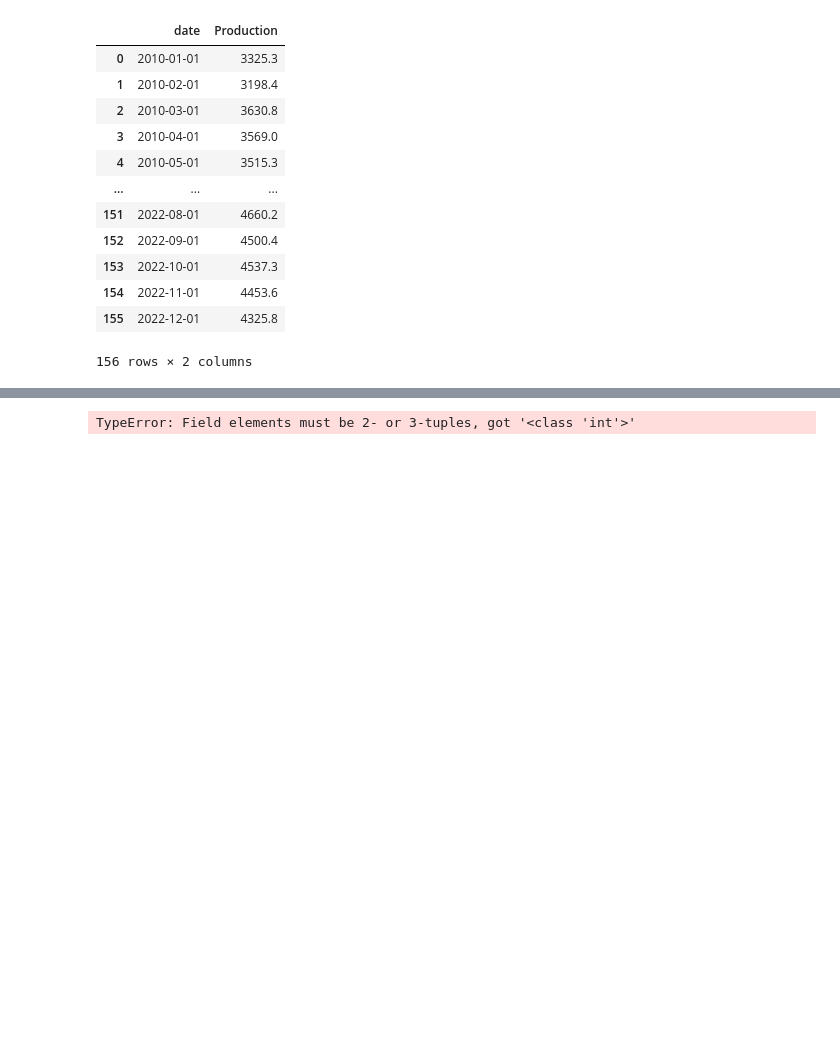
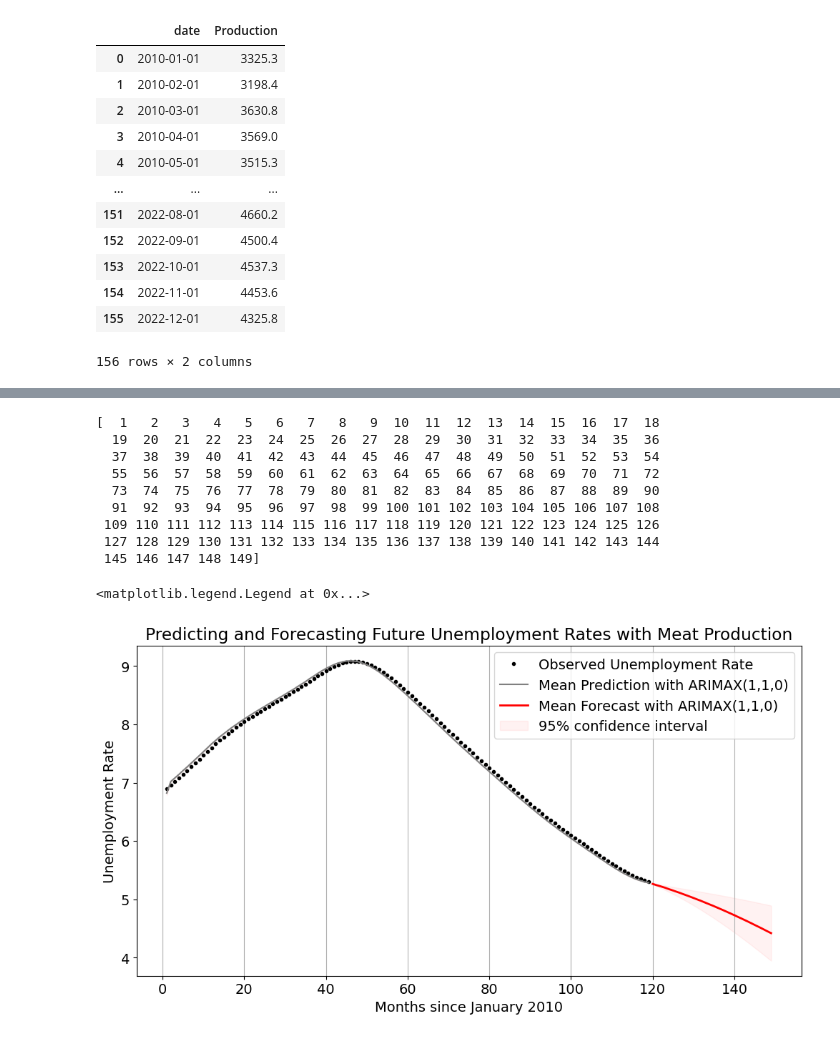
Before and after one commit to arjashok/2024-Summer-Datathon, a Jupyter notebook: src/ARMA Model.ipynb, the cells around one changed output, grey strips where cells are left out. Cells and saved outputs as stored; diff of their text form; code cells hidden in the pictures; blank space fills up the shorter version.

```diff
--- a/src/ARMA Model.ipynb
+++ b/src/ARMA Model.ipynb
@@ -147,27 +169,44 @@ ax.fill_between(ci.index, ci.iloc[:, 0], ci.iloc[:,1], alpha=0.1)
 # %%
 # In-sample one-step-ahead predictions, and out-of-sample forecasts
+end_sample = 120
+nforecast = 30
+
 mod = sm.tsa.statespace.SARIMAX(
-    endog=new_avg_unemployment.iloc[:100][['date', 'unemployment_rate']],
-    exog=red_meat_production.iloc[:100],
-    trend='c', order=(1, 1, 1))
+    endog=new_avg_unemployment.iloc[1:end_sample][['unemployment_rate']],
+    exog=red_meat_production.iloc[1:end_sample]['Production'],
+    trend='c', order=(1, 1, 0))
 
-nforecast = 20
-predict = res.get_prediction(end=mod.nobs + nforecast)
-idx = np.arange(len(predict.predicted_mean))
-predict_ci = predict.conf_int(alpha=0.5)
+res = mod.fit(disp=False)
+
+
+predict = res.get_prediction(
+    end=mod.nobs + nforecast, exog=red_meat_production.iloc[end_sample:end_sample+nforecast+1]['Production'])
+idx = np.arange(1,len(predict.predicted_mean))
+print(idx)
+predict_ci = predict.conf_int()
 
 # Graph
 fig, ax = plt.subplots(figsize=(12, 6))
 ax.xaxis.grid()
-ax.plot(
-    new_avg_unemployment.iloc[:100, 'unemployment_rate'], 'k.')
+ax.plot(new_avg_unemployment.iloc[1:end_sample]['unemployment_rate'], 'k.', label='Observed Unemployment Rate')
 
 # Plot
-ax.plot(idx[:-nforecast], predict.predicted_mean[:-nforecast], 'gray')
-ax.plot(idx[-nforecast:], predict.predicted_mean[-nforecast:],
-        'k--', linestyle='--', linewidth=2)
-ax.fill_between(idx, predict_ci[:, 0], predict_ci[:, 1], alpha=0.15)
+ax.plot(idx[:-nforecast], predict.predicted_mean[1:-nforecast], 'gray', label='Mean Prediction with ARIMAX(1,1,0)')
+ax.plot(idx[-nforecast:], predict.predicted_mean[-nforecast:], label='Mean Forecast with ARIMAX(1,1,0)', color='r', linestyle='-', linewidth=2)
+ax.fill_between(idx, predict_ci.iloc[1:, 0], predict_ci.iloc[1:, 1], color='r', alpha=0.05, label='95% confidence interval')
 
-ax.set(title='')
+ax.set(title='Predicting and Forecasting Future Unemployment Rates with Meat Production',
+       xlabel='Months since January 2010', ylabel='Unemployment Rate')
+ax.legend()
 # %% [output]
-TypeError: Field elements must be 2- or 3-tuples, got '<class 'int'>'
+[  1   2   3   4   5   6   7   8   9  10  11  12  13  14  15  16  17  18
+  19  20  21  22  23  24  25  26  27  28  29  30  31  32  33  34  35  36
+  37  38  39  40  41  42  43  44  45  46  47  48  49  50  51  52  53  54
+  55  56  57  58  59  60  61  62  63  64  65  66  67  68  69  70  71  72
+  73  74  75  76  77  78  79  80  81  82  83  84  85  86  87  88  89  90
+  91  92  93  94  95  96  97  98  99 100 101 102 103 104 105 106 107 108
+ 109 110 111 112 113 114 115 116 117 118 119 120 121 122 123 124 125 126
+ 127 128 129 130 131 132 133 134 135 136 137 138 139 140 141 142 143 144
+ 145 146 147 148 149]
+<matplotlib.legend.Legend at 0x...>
+[figure, added]
```
Also changed, not shown: parts of 8 cells of this notebook, 1 other file.
